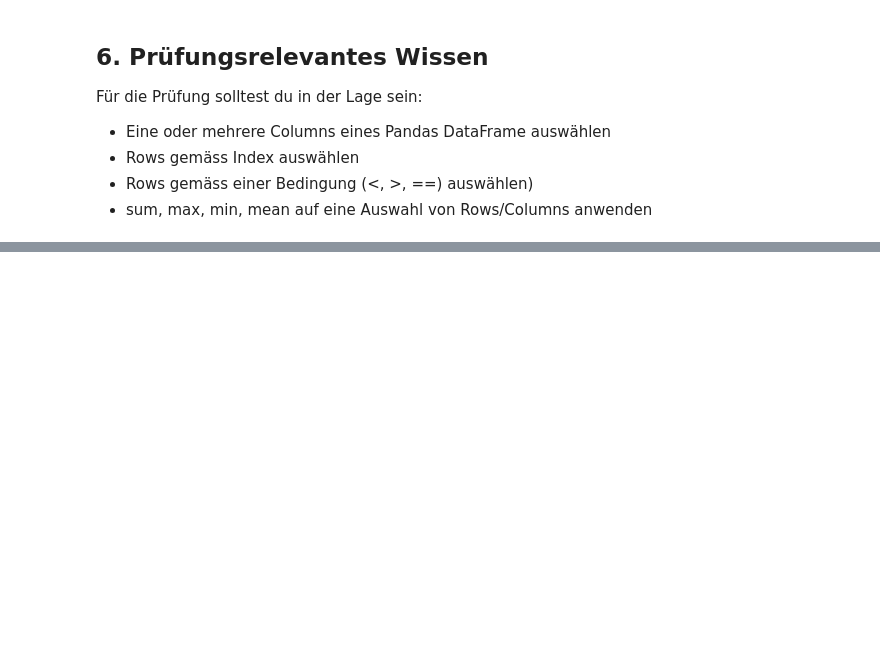
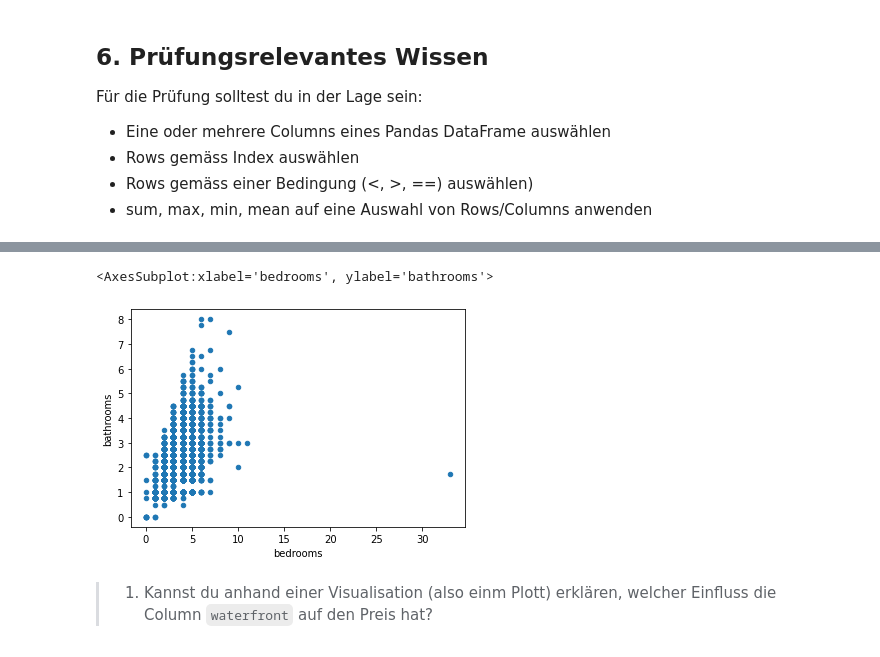
Before and after one commit to KS-Olten/kanti-olten-repo-1, a Jupyter notebook: 02_Pandas_Lsg.ipynb, the cells around one changed output, grey strips where cells are left out. Drawn from its saved outputs; the diff is of its cells as text; code cells hidden in the pictures; blank space fills up the shorter version.

```diff
--- a/02_Pandas_Lsg.ipynb
+++ b/02_Pandas_Lsg.ipynb
@@ -346,0 +352,7 @@ Für die Prüfung solltest du in der Lage sein:
+# %%
+df_2.plot.scatter(x='bedrooms', y='bathrooms')
+# %% [output]
+<AxesSubplot:xlabel='bedrooms', ylabel='bathrooms'>
+[figure, added]
+# %% [markdown]
+> 1. Kannst du anhand einer Visualisation (also einm Plott) erklären, welcher Einfluss die Column `waterfront` auf den Preis hat?
```
Also changed, not shown: parts of 2 cells of this notebook.
